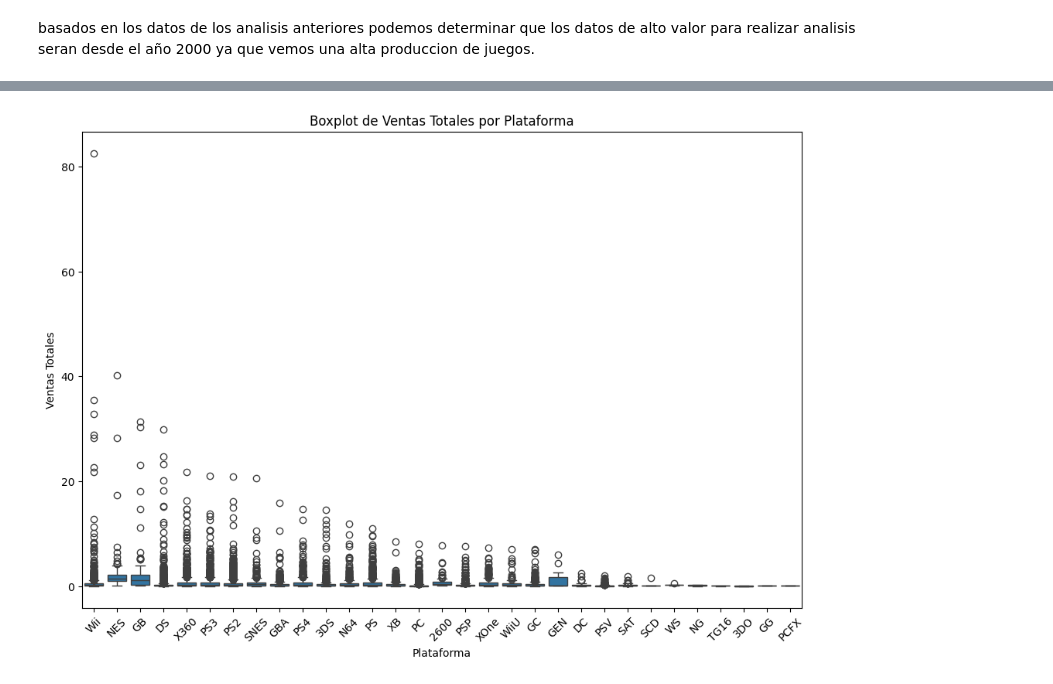
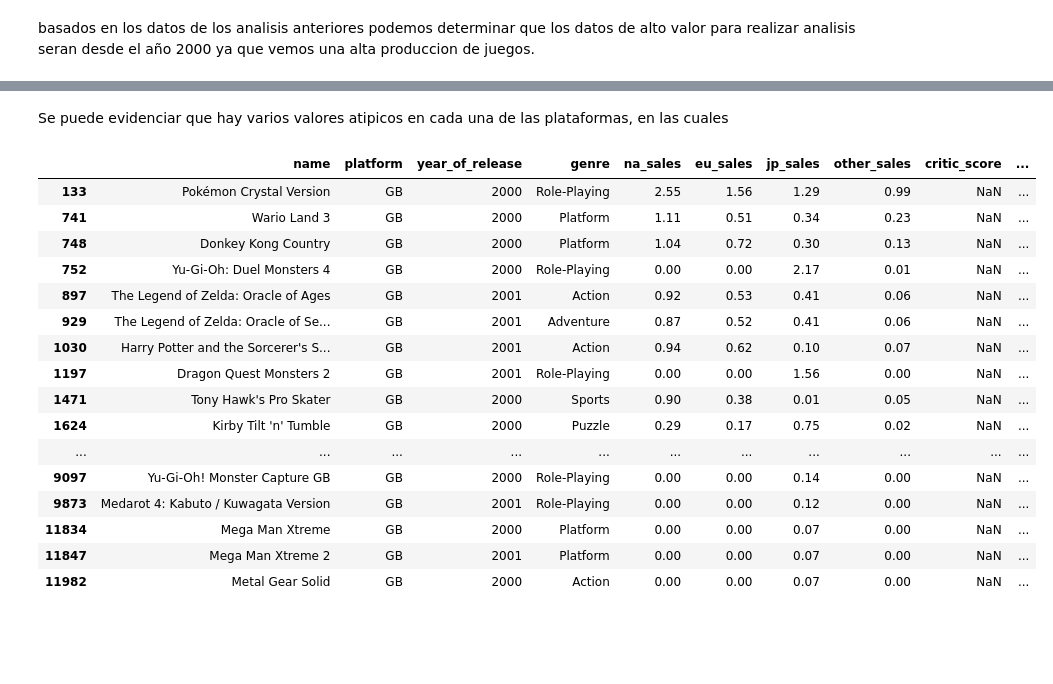
Before and after one commit to Nicobpm/selled_games_around_the_world, a Jupyter notebook: Proyect_games.ipynb, the cells around one changed output, grey strips where cells are left out. Saved outputs shown, nothing was run; the diff lists cells and outputs as text; code cells hidden in the pictures; blank space fills up the shorter version.

```diff
--- a/Proyect_games.ipynb
+++ b/Proyect_games.ipynb
@@ -237,10 +249,22 @@ plt.show()
-# %%
-plt.figure(figsize=(12, 8))
-sns.boxplot(data=df, x='platform', y='total_sales')
-plt.title('Boxplot de Ventas Totales por Plataforma')
-plt.xlabel('Plataforma')
-plt.ylabel('Ventas Totales')
-plt.xticks(rotation=45)
-plt.show()
-# %% [output]
-[figure, removed]
+# %% [markdown]
+Se puede evidenciar que hay varios valores atipicos en cada una de las plataformas, en las cuales
+# %%
+Datos_relevantes[Datos_relevantes["platform"] == "GB"]
+# %% [output]
+|  | name | platform | year_of_release | genre | na_sales | eu_sales | jp_sales | other_sales | critic_score | ... |
+| 133 | Pokémon Crystal Version | GB | 2000 | Role-Playing | 2.55 | 1.56 | 1.29 | 0.99 | NaN | ... |
+| 741 | Wario Land 3 | GB | 2000 | Platform | 1.11 | 0.51 | 0.34 | 0.23 | NaN | ... |
+| 748 | Donkey Kong Country | GB | 2000 | Platform | 1.04 | 0.72 | 0.30 | 0.13 | NaN | ... |
+| 752 | Yu-Gi-Oh: Duel Monsters 4 | GB | 2000 | Role-Playing | 0.00 | 0.00 | 2.17 | 0.01 | NaN | ... |
+| 897 | The Legend of Zelda: Oracle of Ages | GB | 2001 | Action | 0.92 | 0.53 | 0.41 | 0.06 | NaN | ... |
+| 929 | The Legend of Zelda: Oracle of Se... | GB | 2001 | Adventure | 0.87 | 0.52 | 0.41 | 0.06 | NaN | ... |
+| 1030 | Harry Potter and the Sorcerer's S... | GB | 2001 | Action | 0.94 | 0.62 | 0.10 | 0.07 | NaN | ... |
+| 1197 | Dragon Quest Monsters 2 | GB | 2001 | Role-Playing | 0.00 | 0.00 | 1.56 | 0.00 | NaN | ... |
+| 1471 | Tony Hawk's Pro Skater | GB | 2000 | Sports | 0.90 | 0.38 | 0.01 | 0.05 | NaN | ... |
+| 1624 | Kirby Tilt 'n' Tumble | GB | 2000 | Puzzle | 0.29 | 0.17 | 0.75 | 0.02 | NaN | ... |
+| ... | ... | ... | ... | ... | ... | ... | ... | ... | ... | ... |
+| 9097 | Yu-Gi-Oh! Monster Capture GB | GB | 2000 | Role-Playing | 0.00 | 0.00 | 0.14 | 0.00 | NaN | ... |
+| 9873 | Medarot 4: Kabuto / Kuwagata Version | GB | 2001 | Role-Playing | 0.00 | 0.00 | 0.12 | 0.00 | NaN | ... |
+| 11834 | Mega Man Xtreme | GB | 2000 | Platform | 0.00 | 0.00 | 0.07 | 0.00 | NaN | ... |
+| 11847 | Mega Man Xtreme 2 | GB | 2001 | Platform | 0.00 | 0.00 | 0.07 | 0.00 | NaN | ... |
+| 11982 | Metal Gear Solid | GB | 2000 | Action | 0.00 | 0.00 | 0.07 | 0.00 | NaN | ... |
```
Also changed, not shown: parts of 2 cells of this notebook.
